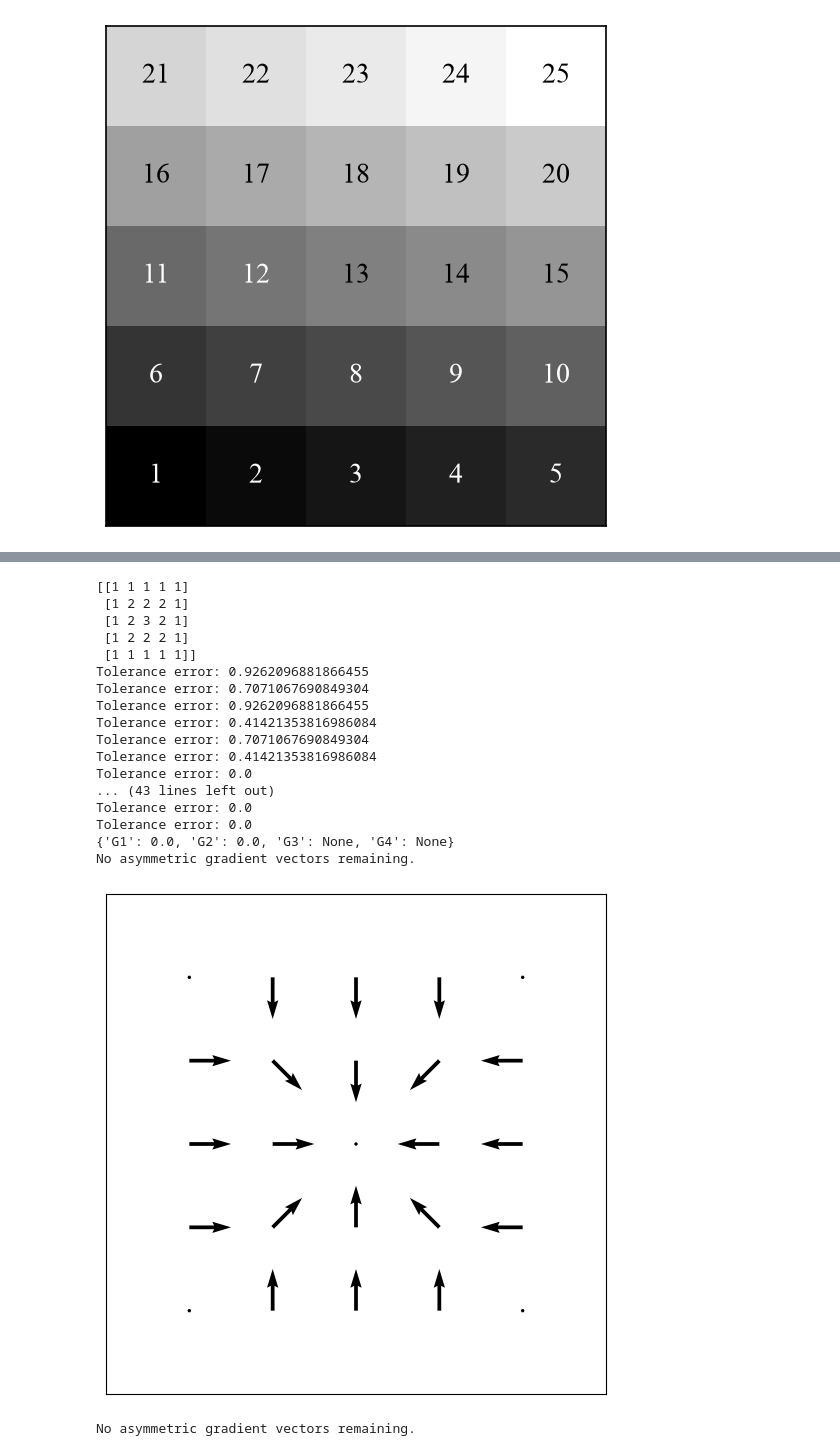
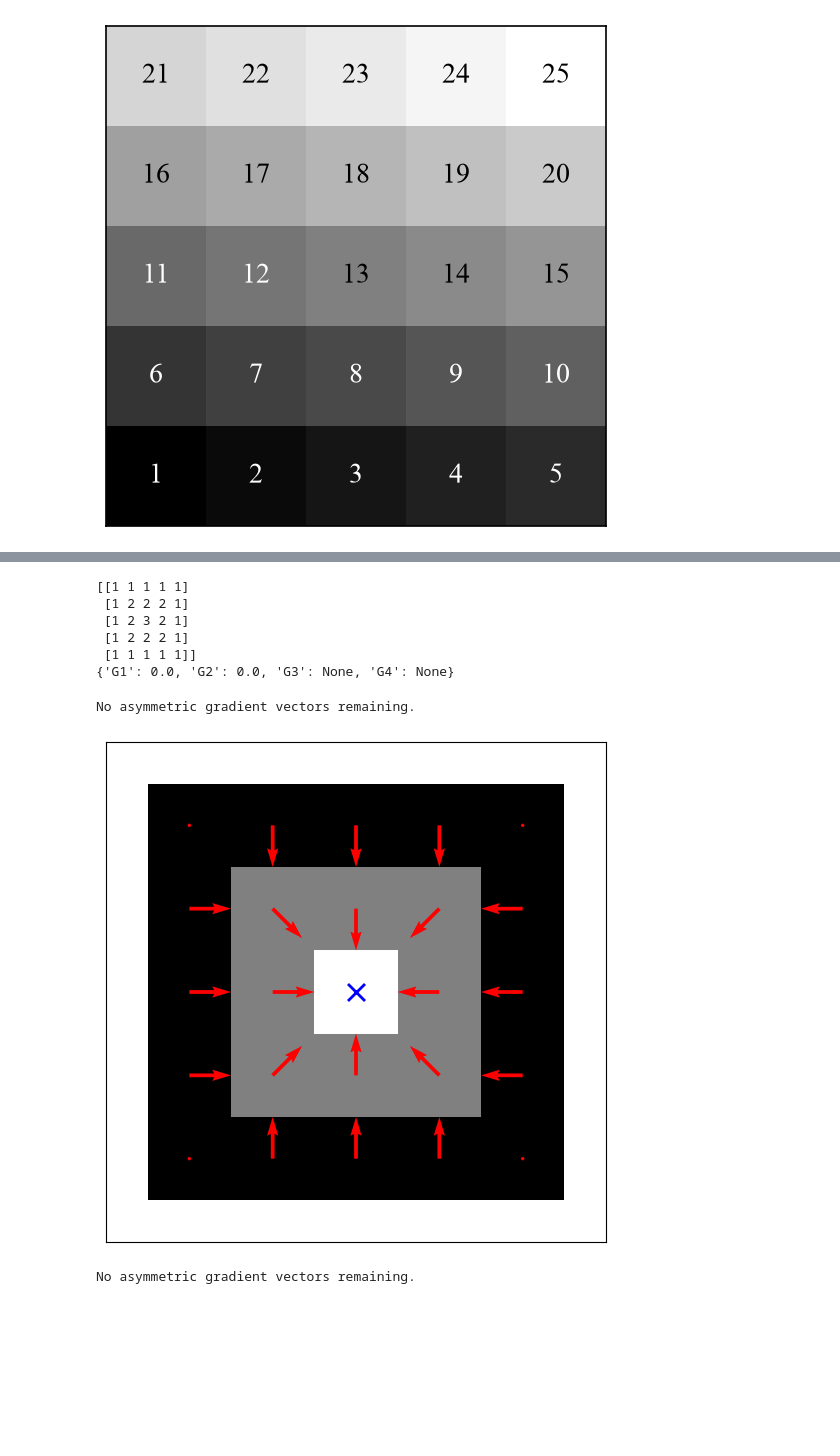
Before and after one commit to Desduh/gpa, a Jupyter notebook: gpa.ipynb, the cells around one changed output, grey strips where cells are left out. Cells and saved outputs as stored; diff of their text form; code cells hidden in the pictures; blank space fills up the shorter version.

```diff
--- a/gpa.ipynb
+++ b/gpa.ipynb
@@ -1850,29 +1997,12 @@ Tolerance error: 0.9911948442459106
 # %%
 print(symmetric)
 gpaObject = GPA(symmetric)
-gpaObject.setPosition((len(symmetric)-1)/2, (len(symmetric[0])-1)/2)
-ga = gpaObject.evaluate(mtol=0.019999999552965164, ftol=0.029999999329447746, ptol=0.009999999776482582)
+ga = gpaObject.evaluate()
 print(ga)
-gpaObject.plot_delaunay_triangulation(show_center=False, show_image=False, show_scale=False, line_color="black")
-gpaObject.plot_gradient_field(show_center=False, show_image=False, show_scale=False, color="black", fixed_length=True)
-gpaObject.plot_asymmetric_gradient_field(show_center=False, show_image=False, show_scale=False, color="black", fixed_length=True)
 # %% [output]
 [[1 1 1 1 1]
  [1 2 2 2 1]
  [1 2 3 2 1]
  [1 2 2 2 1]
  [1 1 1 1 1]]
-Tolerance error: 0.9262096881866455
-Tolerance error: 0.7071067690849304
-Tolerance error: 0.9262096881866455
-Tolerance error: 0.41421353816986084
-Tolerance error: 0.7071067690849304
-Tolerance error: 0.41421353816986084
-Tolerance error: 0.0
-... (43 lines left out)
-Tolerance error: 0.0
-Tolerance error: 0.0
 {'G1': 0.0, 'G2': 0.0, 'G3': None, 'G4': None}
-No asymmetric gradient vectors remaining.
-[figure, removed]
-No asymmetric gradient vectors remaining.
@@ -1881,3 +2009,30 @@ No asymmetric gradient vectors remaining.
+# %%
+gpaObject.plot_delaunay_triangulation(
+    show_center=True,
+    show_image=True,
+    show_scale=False,
+    line_color="red"
+)
+
+gpaObject.plot_gradient_field(
+    show_center=True,
+    show_image=True,
+    show_scale=False,
+    color="red",
+    fixed_length=True
+)
+
+gpaObject.plot_asymmetric_gradient_field(
+    show_center=True,
+    show_image=True,
+    show_scale=False,
+    color="red",
+    fixed_length=True
+)
+# %% [output]
+No asymmetric gradient vectors remaining.
+[figure, added]
+No asymmetric gradient vectors remaining.
 # %%
 print(laminar)
 gpaObject = GPA(laminar)
```
Also changed, not shown: parts of 13 cells of this notebook, 1 other file.
